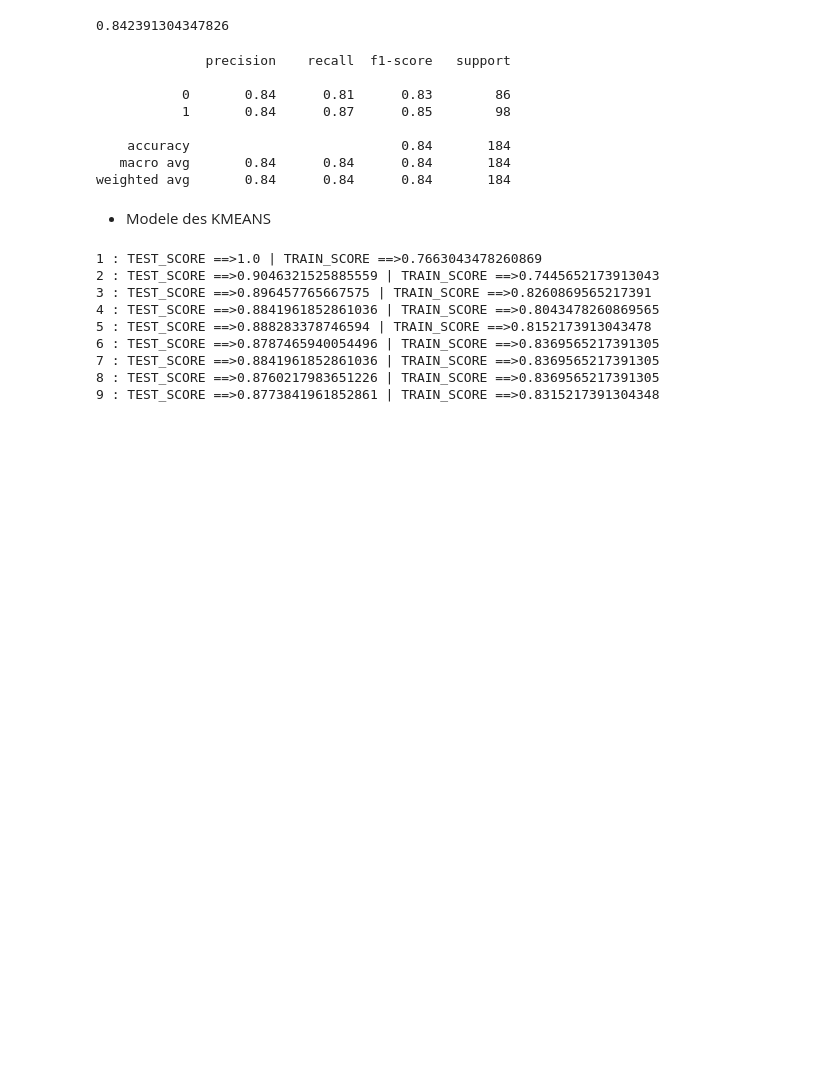
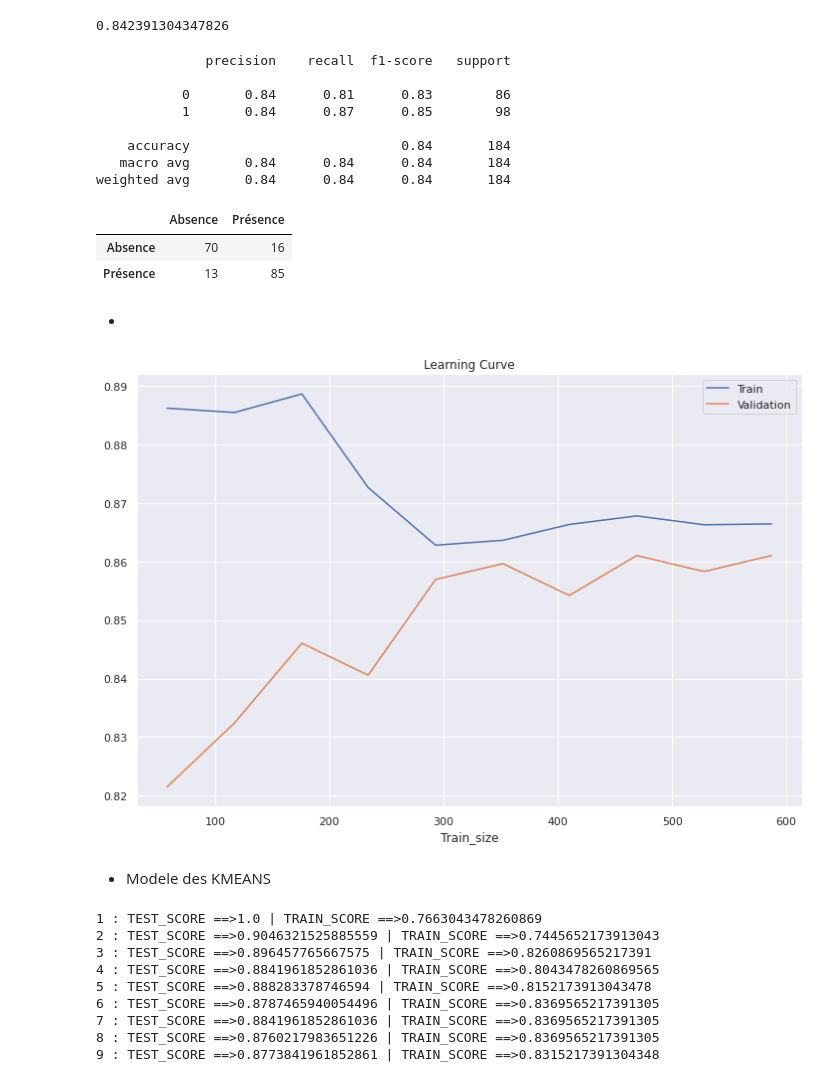
Before and after one commit to kevinDlan/Linux-notebook, a Jupyter notebook: Simplon Online/Preprocessing.ipynb, the cells around one changed output. Saved outputs shown, nothing was run; the diff lists cells and outputs as text; code cells hidden in the pictures; blank space fills up the shorter version.

```diff
--- a/Simplon Online/Preprocessing.ipynb
+++ b/Simplon Online/Preprocessing.ipynb
@@ -101,6 +134,29 @@ print(classification_report(y_test, y_pred))
     accuracy                           0.84       184
    macro avg       0.84      0.84      0.84       184
 weighted avg       0.84      0.84      0.84       184
+# %%
+#Matrice de confusion
+conf_matrix = pd.DataFrame(confusion_matrix(y_test,y_pred))
+conf_matrix.columns = ['Absence','Présence']
+conf_matrix.index = ['Absence','Présence']
+conf_matrix
+# %% [output]
+|  | Absence | Présence |
+| Absence | 70 | 16 |
+| Présence | 13 | 85 |
+# %% [markdown]
+-
+# %%
+var, train_score, val_score = learning_curve(ml,x_train, y_train, train_sizes=np.linspace(0.1,1.0,10), cv=5)
+plt.figure(figsize=(12,8))
+plt.title('Learning Curve')
+plt.plot(var, train_score.mean(axis = 1), label = 'Train')
+plt.plot(var, val_score.mean(axis = 1), label = 'Validation')
+plt.xlabel('Train_size')
+plt.legend()
+plt.show()
+# %% [output]
+[figure, added]
 # %% [markdown]
  - Modele des KMEANS
 # %%
```
Also changed, not shown: parts of 12 cells of this notebook.
